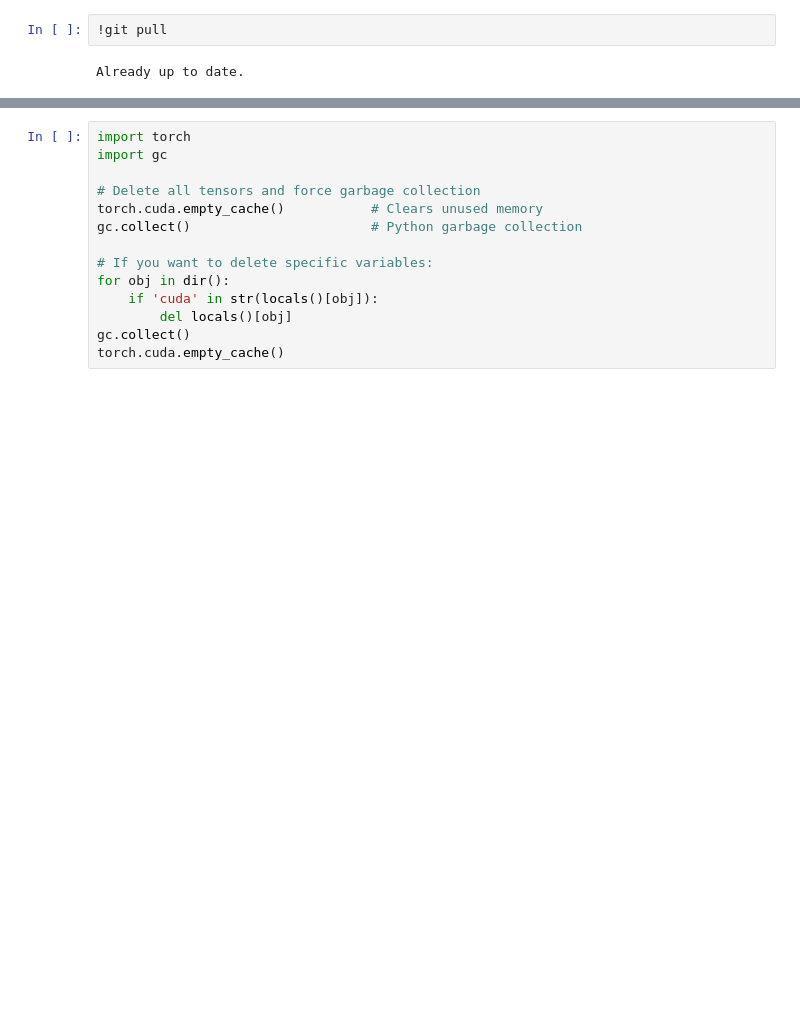
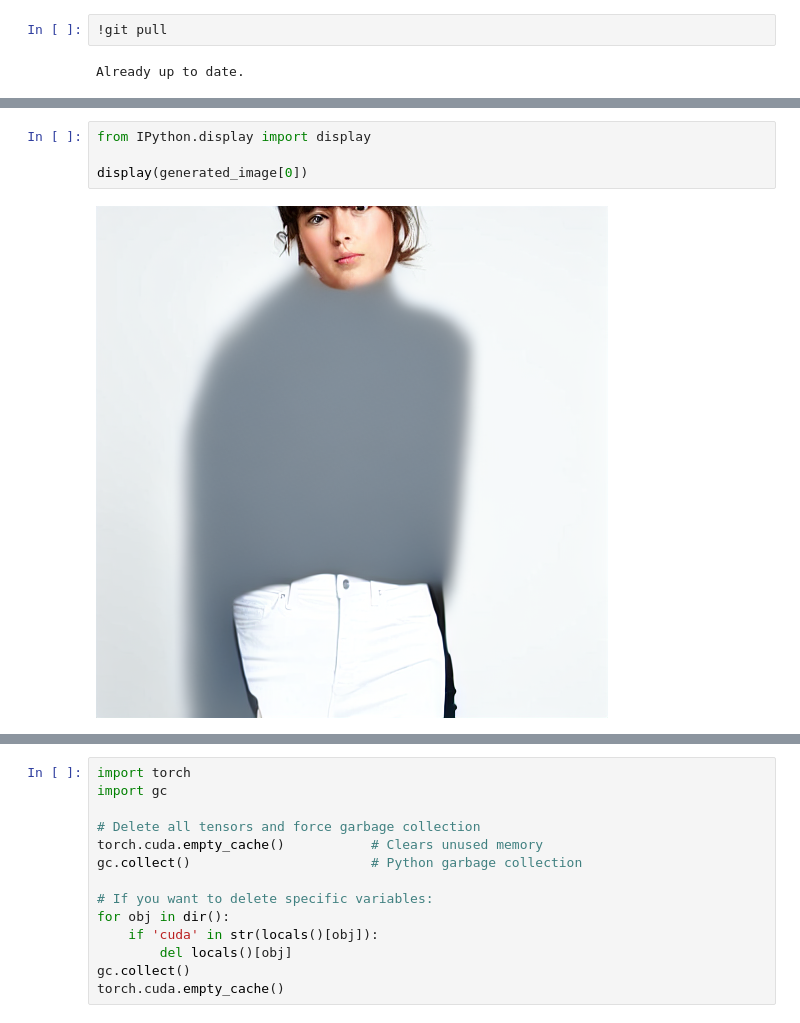
Before and after one commit to Harsh-Kesharwani/stable-diffusion, a Jupyter notebook: test.ipynb, the cells around one changed output, grey strips where cells are left out. Drawn from its saved outputs; the diff is of its cells as text; blank space fills up the shorter version.

```diff
--- a/test.ipynb
+++ b/test.ipynb
@@ -118,0 +493,6 @@ Using device: cuda
+# %%
+from IPython.display import display
+
+display(generated_image[0])
+# %% [output]
+[figure, added]
```
Also changed, not shown: parts of 11 cells of this notebook, 7 other files.
